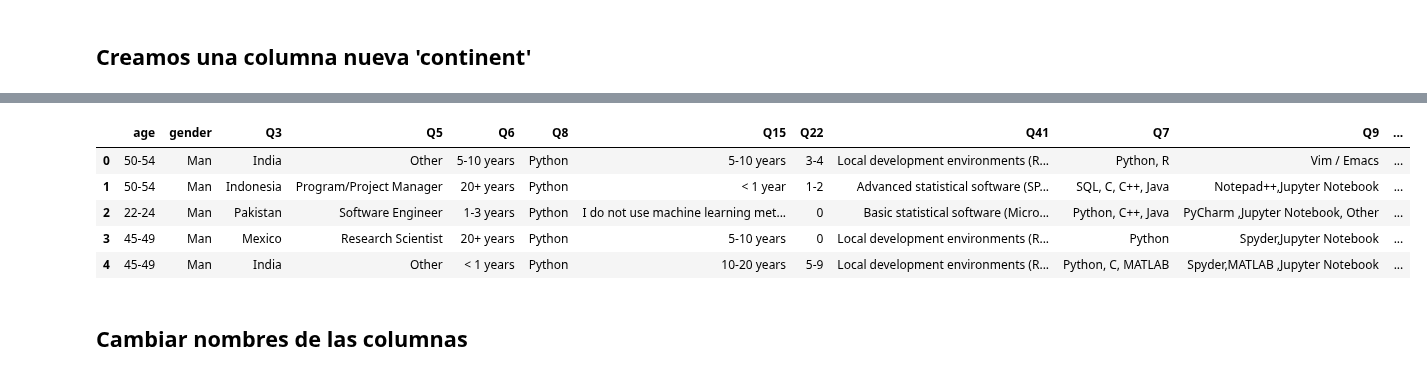
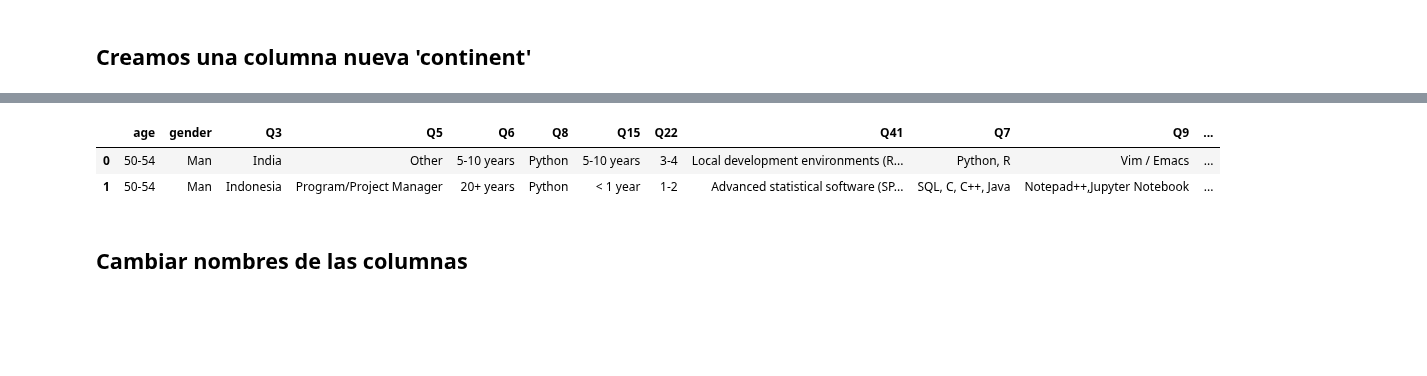
Before and after one commit to Adalab/project-da-promo-d-module-2-team-2-, a Jupyter notebook: notebooks/limpieza.ipynb, the cells around one changed output, grey strips where cells are left out. Saved outputs shown, nothing was run; the diff lists cells and outputs as text; code cells hidden in the pictures; blank space fills up the shorter version.

```diff
--- a/notebooks/limpieza.ipynb
+++ b/notebooks/limpieza.ipynb
@@ -207,3 +143,12 @@ europa = ['Greece', 'Belgium', 'Poland', 'Italy', 'Spain', 'United Kingdom of Gr
 # %%
-asia = ['India', 'Indonesia', 'Pakistan', 'Russia', 'Turkey', 'Japan', 'Singapore', 'China', 'Iran, Islamic Republic of...', 'Viet Nam', 'Israel', 'Bangladesh',
-       'Saudi Arabia', 'Taiwan', 'Hong Kong (S.A.R.)', 'South Korea', 'Philippines', 'Sri Lanka', 'United Arab Emirates', 'Malaysia', 'Thailand', 'Nepal', 'Kazakhstan', 'Iraq']
+dicc_continentes = {'Europe': ['Greece', 'Belgium', 'Poland', 'Italy', 'Spain', 'United Kingdom of Great Britain and Northern Ireland', 'France',
+                            'Switzerland', 'Sweden', 'Netherlands', 'Ukraine', 'Romania', 'Austria', 'Belarus', 'Ireland',
+                            'Portugal', 'Denmark', 'Germany', 'Norway', 'Czech Republic'],
+                    'Asia': ['India', 'Indonesia', 'Pakistan', 'Russia', 'Turkey', 'Japan', 'Singapore', 'China', 'Iran, Islamic Republic of...',
+                             'Viet Nam', 'Israel', 'Bangladesh', 'Saudi Arabia', 'Taiwan', 'Hong Kong (S.A.R.)', 'South Korea', 'Philippines', 'Sri Lanka',
+                             'United Arab Emirates', 'Malaysia', 'Thailand', 'Nepal', 'Kazakhstan', 'Iraq'],
+                    'America': ['Mexico', 'Brazil', 'United States of America',
+                                'Peru', 'Argentina', 'Colombia', 'Canada', 'Chile', 'Ecuador'],
+                    'Africa':['Uganda', 'Ghana','Algeria', 'Tunisia', 'South Africa', 'Nigeria', 'Kenya','Egypt', 'Ethiopia', 'Morocco'],
+                    'Oceania': ['Australia'],
+                    'Other' : ['Other', 'I do not wish to disclose my location']}
@@ -223,14 +155,21 @@ lista_opciones = ['Europe', 'Asia', 'America', 'Africa', 'Oceania', 'Other' ]
-# %%
-df_limpio['continent'] = np.select(lista_condicion, lista_opciones)
+# %%
+def continent(col):
+    try:
+        for key in dicc_continentes.keys():
+                if col in dicc_continentes[key]:
+                    return key
+                else:
+                    pass
+    except:
+        pass
+# %%
+df_limpio['continent'] = df_limpio['Q3'].apply(continent)
 # %%
-df_limpio.head()
+df_limpio.head(2)
 # %% [output]
 |  | age | gender | Q3 | Q5 | Q6 | Q8 | Q15 | Q22 | Q41 | Q7 | Q9 | ... |
 | 0 | 50-54 | Man | India | Other | 5-10 years | Python | 5-10 years | 3-4 | Local development environments (R... | Python, R | Vim / Emacs | ... |
 | 1 | 50-54 | Man | Indonesia | Program/Project Manager | 20+ years | Python | < 1 year | 1-2 | Advanced statistical software (SP... | SQL, C, C++, Java | Notepad++,Jupyter Notebook | ... |
-| 2 | 22-24 | Man | Pakistan | Software Engineer | 1-3 years | Python | I do not use machine learning met... | 0 | Basic statistical software (Micro... | Python, C++, Java | PyCharm ,Jupyter Notebook, Other | ... |
-| 3 | 45-49 | Man | Mexico | Research Scientist | 20+ years | Python | 5-10 years | 0 | Local development environments (R... | Python | Spyder,Jupyter Notebook | ... |
-| 4 | 45-49 | Man | India | Other | < 1 years | Python | 10-20 years | 5-9 | Local development environments (R... | Python, C, MATLAB | Spyder,MATLAB ,Jupyter Notebook | ... |
 # %% [markdown]
 ## Cambiar nombres de las columnas
 # %%
```
Also changed, not shown: parts of 46 cells of this notebook, 6 other files.
